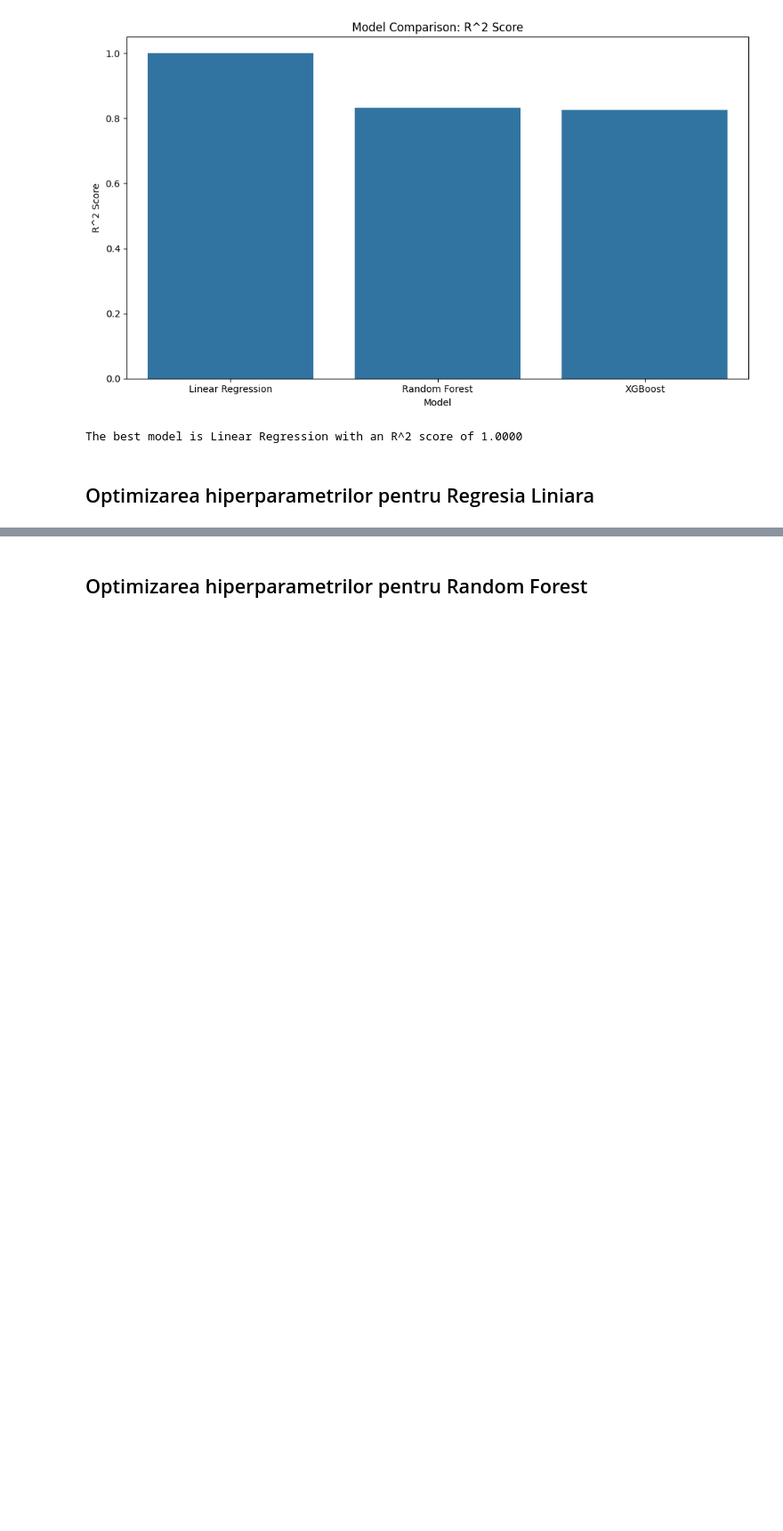
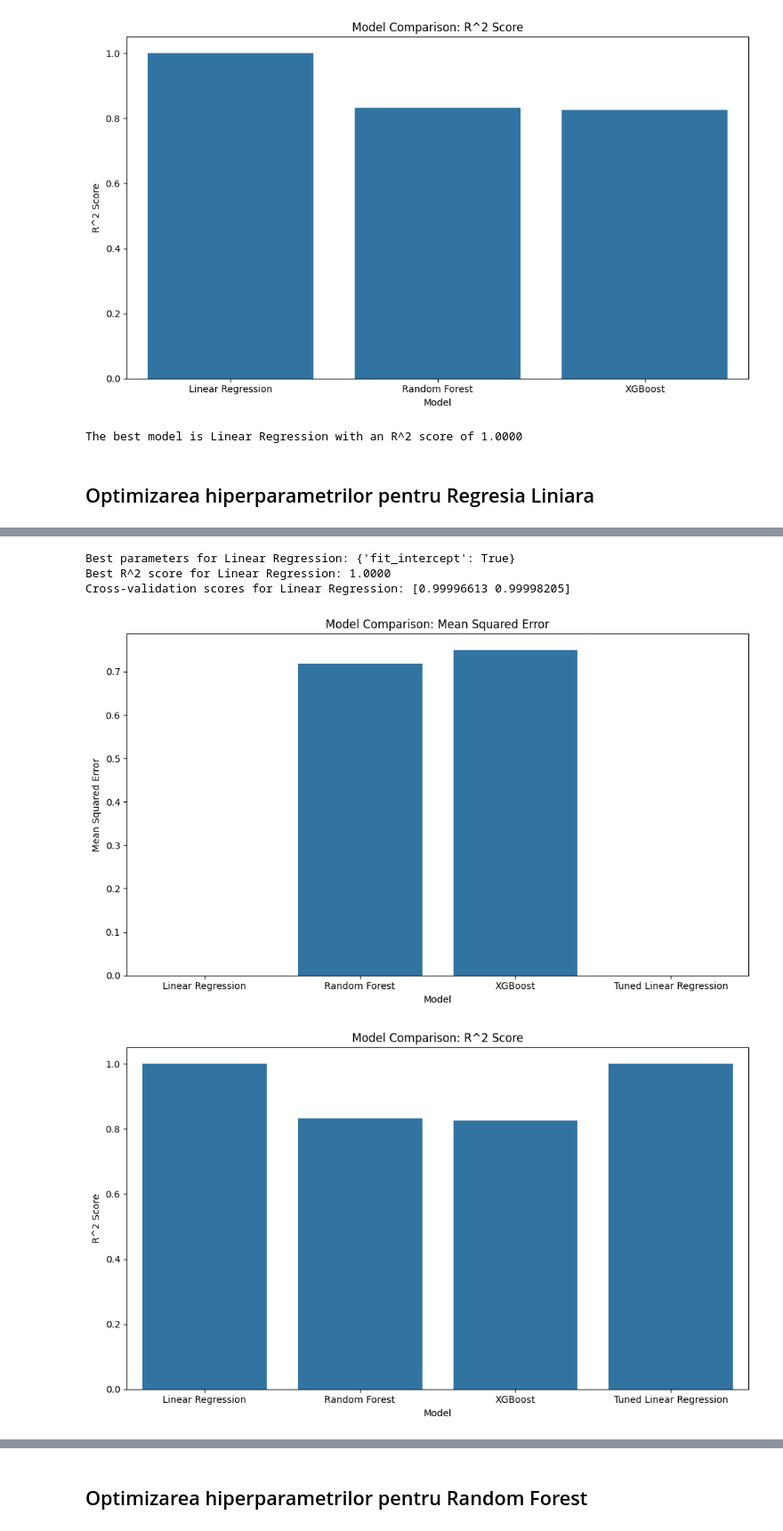
Before and after one commit to eduhaidu/video-game-sales, a Jupyter notebook: video-game-sales.ipynb, the cells around one changed output, grey strips where cells are left out. Shown at 89% size. Drawn from its saved outputs; the diff is of its cells as text; code cells hidden in the pictures; blank space fills up the shorter version.

```diff
--- a/video-game-sales.ipynb
+++ b/video-game-sales.ipynb
@@ -359,0 +306,61 @@ KeyboardInterrupt:
+# %%
+# Hyperparameter tuning for Linear Regression
+from sklearn.model_selection import GridSearchCV
+param_grid = {
+    'fit_intercept': [True, False],
+}
+grid_search = GridSearchCV(LinearRegression(), param_grid, cv=2, scoring='r2')
+grid_search.fit(X_train, y_train)
+best_params = grid_search.best_params_
+best_score = grid_search.best_score_
+print(f'Best parameters for Linear Regression: {best_params}')
+print(f'Best R^2 score for Linear Regression: {best_score:.4f}')
+# Cross-validation
+from sklearn.model_selection import cross_val_score
+cross_val_scores = cross_val_score(LinearRegression(**best_params), X_train, y_train, cv=2)
+print(f'Cross-validation scores for Linear Regression: {cross_val_scores}')
+results['Tuned Linear Regression'] = {
+    'MSE': mean_squared_error(y_test, y_pred),
+    'R^2': best_score,
+    'CV Mean': cross_val_scores.mean(),
+    'CV Std': cross_val_scores.std()
+}
+# Plotting the results
+results_df = pd.DataFrame(results).T
+plt.figure(figsize=(10, 6))
+sns.barplot(x=results_df.index, y='MSE', data=results_df)
+plt.title('Model Comparison: Mean Squared Error')
+plt.xlabel('Model')
+plt.ylabel('Mean Squared Error')
+plt.tight_layout()
+plt.show()
+# Plotting the R^2 scores
+plt.figure(figsize=(10, 6))
+sns.barplot(x=results_df.index, y='R^2', data=results_df)
+plt.title('Model Comparison: R^2 Score')
+plt.xlabel('Model')
+plt.ylabel('R^2 Score')
+plt.tight_layout()
+plt.show()
+# Plotting the cross-validation scores
+plt.figure(figsize=(10, 6))
+sns.barplot(x=results_df.index, y='CV Mean', data=results_df)
+plt.title('Model Comparison: Cross-validation Mean Score')
+plt.xlabel('Model')
+plt.ylabel('Cross-validation Mean Score')
+plt.tight_layout()
+plt.show()
+# Plotting the cross-validation standard deviation
+plt.figure(figsize=(10, 6))
+sns.barplot(x=results_df.index, y='CV Std', data=results_df)
+plt.title('Model Comparison: Cross-validation Standard Deviation')
+plt.xlabel('Model')
+plt.ylabel('Cross-validation Standard Deviation')
+plt.tight_layout()
+plt.show()
+# %% [output]
+Best parameters for Linear Regression: {'fit_intercept': True}
+Best R^2 score for Linear Regression: 1.0000
+Cross-validation scores for Linear Regression: [0.99996613 0.99998205]
+[figure, added]
+[figure, added]
```
Also changed, not shown: parts of 17 cells of this notebook, 1 other file.
